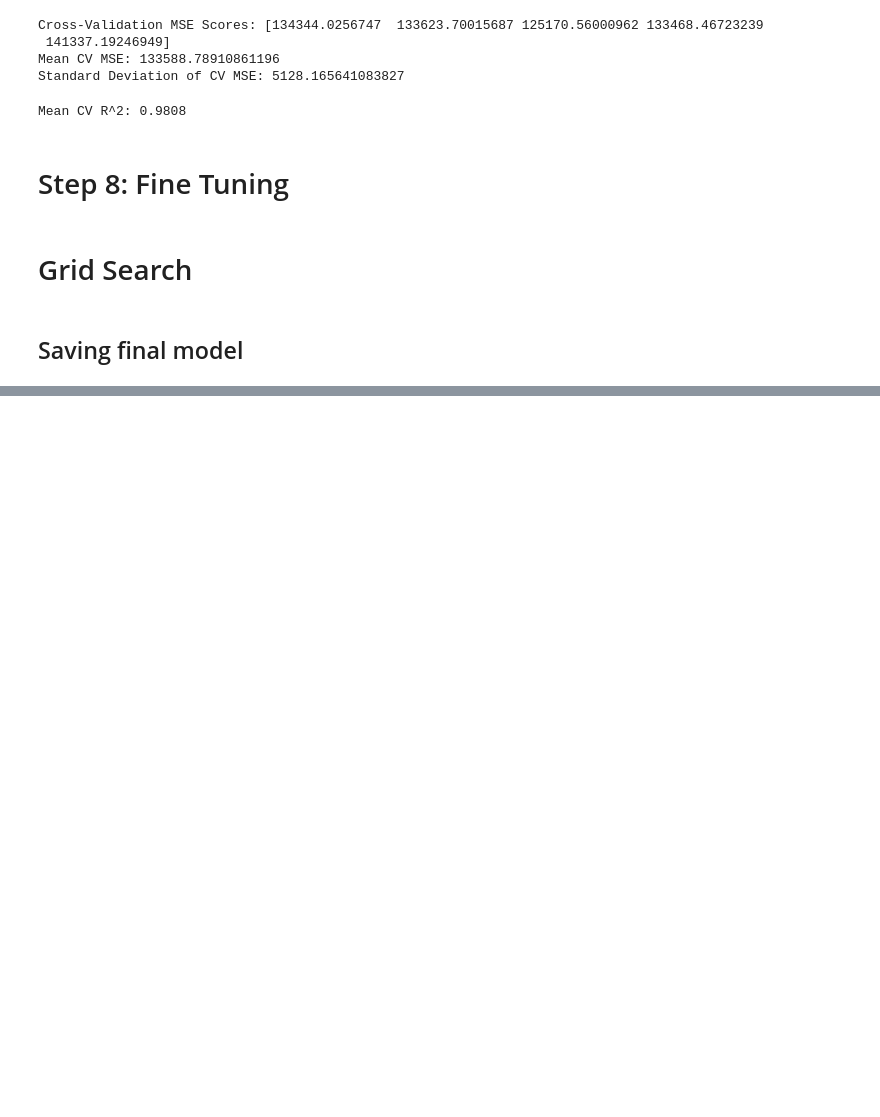
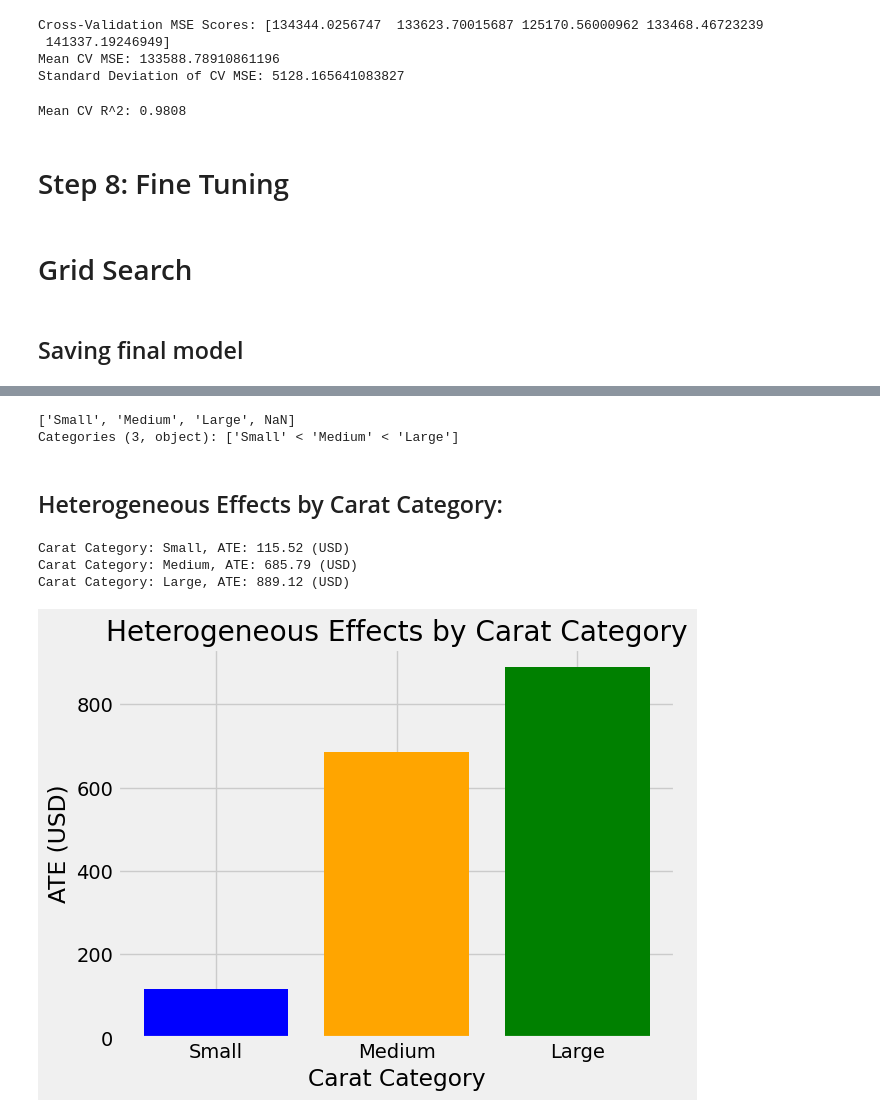
Before and after one commit to Yashsethi24/Regression-diamond-prices, a Jupyter notebook: End_to_End_ML_project.ipynb, the cells around one changed output, grey strips where cells are left out. Drawn from its saved outputs; the diff is of its cells as text; code cells hidden in the pictures; blank space fills up the shorter version.

Commit message:
Added CausalML

```diff
--- a/End_to_End_ML_project.ipynb
+++ b/End_to_End_ML_project.ipynb
@@ -954,0 +975,22 @@ print(f"Model saved to {model_filename}")
+# %%
+import pandas as pd
+import numpy as np
+from matplotlib import pyplot as plt
+from sklearn.linear_model import LinearRegression
+from sklearn.model_selection import train_test_split
+import statsmodels.api as sm
+from xgboost import XGBRegressor
+import warnings
+
+from causalml.inference.meta import LRSRegressor
+from causalml.inference.meta import XGBTRegressor, MLPTRegressor
+from causalml.inference.meta import BaseXRegressor, BaseRRegressor, BaseSRegressor, BaseTRegressor
+from causalml.match import NearestNeighborMatch, MatchOptimizer, create_table_one
+from causalml.propensity import ElasticNetPropensityModel
+from causalml.dataset import *
+from causalml.metrics import *
+
+warnings.filterwarnings('ignore')
+plt.style.use('fivethirtyeight')
+
+%matplotlib inline
@@ -954,0 +1124,36 @@ print(f"Model saved to {model_filename}")
+# %%
+diamonds['carat_category'].unique()
+# %% [output]
+['Small', 'Medium', 'Large', NaN]
+Categories (3, object): ['Small' < 'Medium' < 'Large']
+# %% [markdown]
+## Heterogeneous Effects by Carat Category:
+# %%
+# Calculate ATE by carat category
+for category in diamonds['carat_category'].unique():
+  if category is not np.nan:
+    category_data = diamonds[diamonds['carat_category'] == category]
+    category_X = category_data[['carat', 'depth', 'table']]
+    category_treatment = category_data['is_ideal_cut']
+    category_y = category_data['price']
+
+    learner_s = LRSRegressor()
+    learner_s.fit(X=category_X, treatment=category_treatment, y=category_y)
+    category_ate = learner_s.estimate_ate(X=category_X, treatment=category_treatment, y=category_y)
+
+    print(f"Carat Category: {category}, ATE: {category_ate[0][0]:.2f} (USD)")
+# %% [output]
+Carat Category: Small, ATE: 115.52 (USD)
+Carat Category: Medium, ATE: 685.79 (USD)
+Carat Category: Large, ATE: 889.12 (USD)
+# %%
+categories = ['Small', 'Medium', 'Large']
+ate_values = [115.52, 685.79, 889.12]
+
+plt.bar(categories, ate_values, color=['blue', 'orange', 'green'])
+plt.xlabel('Carat Category')
+plt.ylabel('ATE (USD)')
+plt.title('Heterogeneous Effects by Carat Category')
+plt.show()
+# %% [output]
+[figure, added]
```
Also changed, not shown: parts of 54 cells of this notebook.
